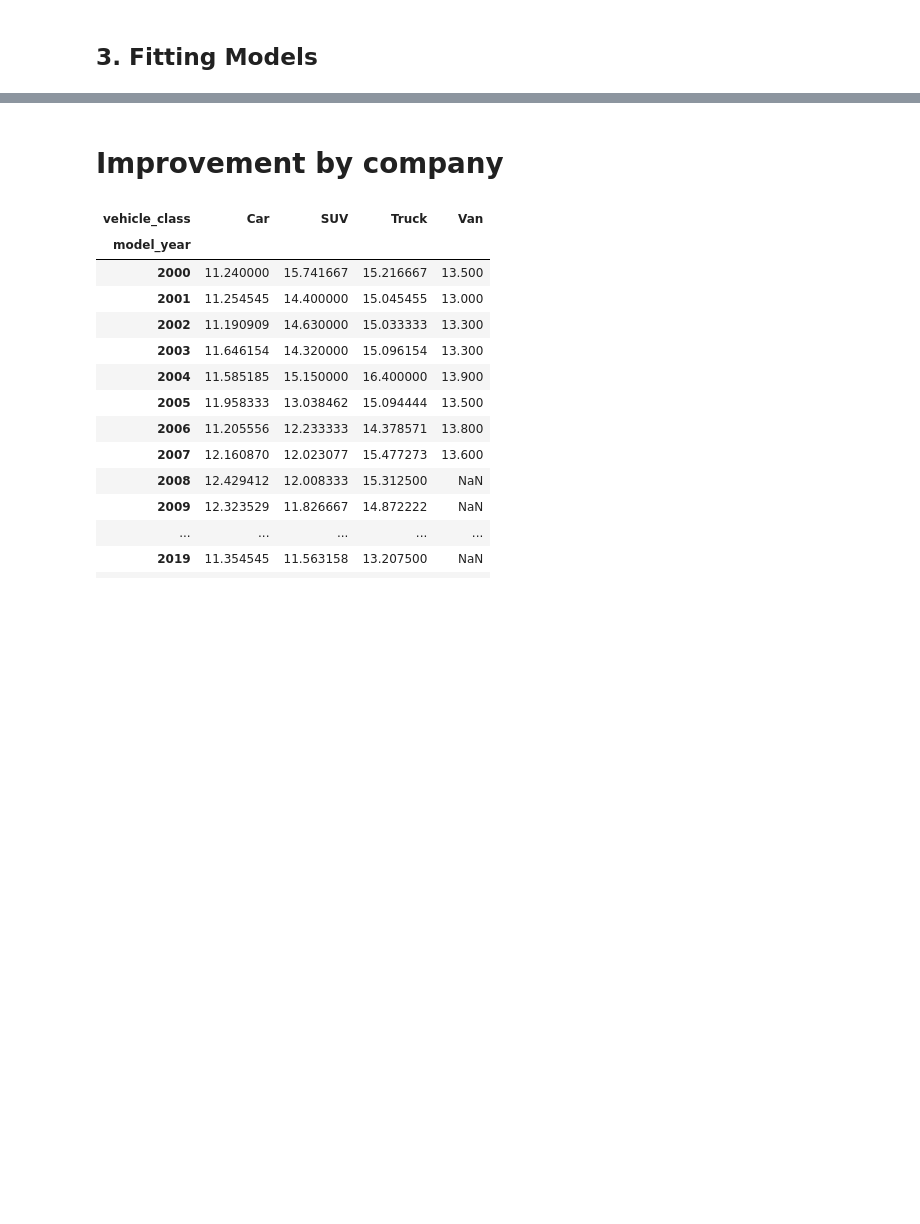
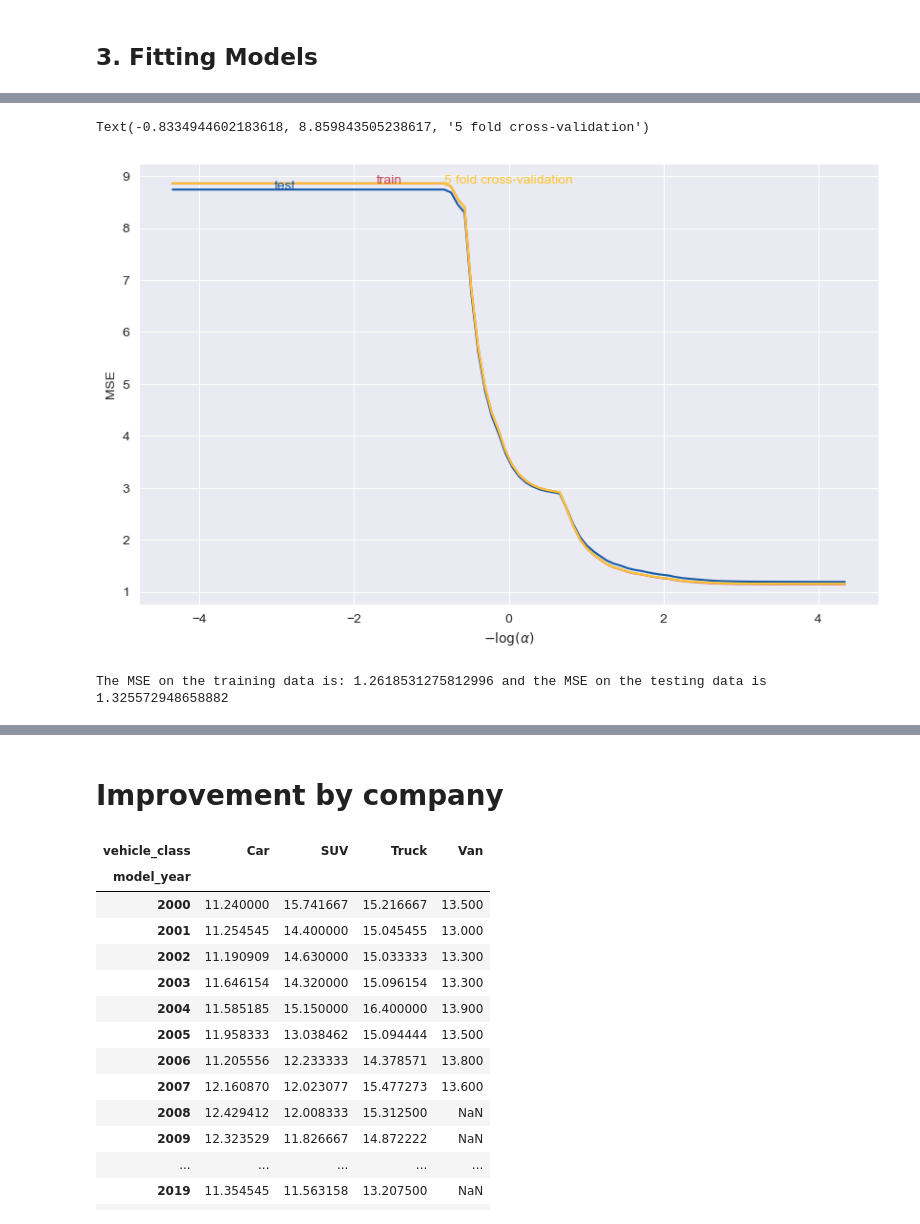
Before and after one commit to alexproskiw/Fuel-Efficiency-of-Canadian-Vehicles-Trends-and-Predictions, a Jupyter notebook: ECON323 Final Project.ipynb, the cells around one changed output, grey strips where cells are left out. Saved outputs shown, nothing was run; the diff lists cells and outputs as text; code cells hidden in the pictures; blank space fills up the shorter version.

Commit message:
Fit prediction models (Regression, Lasso, Trees)

```diff
--- a/ECON323 Final Project.ipynb
+++ b/ECON323 Final Project.ipynb
@@ -625,0 +641,9 @@ plt.figtext(0.5, 0, "Figure X: ", ha="center", fontsize=10)
+# %%
+# fit a linear regression model
+fuel_efficiency_lr_model = linear_model.LinearRegression()
+fuel_efficiency_lr_model.fit(X_train, y_train)
+
+mse_train = metrics.mean_squared_error(y_train, fuel_efficiency_lr_model.predict(X_train))
+mse_test = metrics.mean_squared_error(y_test, fuel_efficiency_lr_model.predict(X_test))
+
+print(f"The MSE on the training data is: {mse_train} and the MSE on the testing data is {mse_test}")
@@ -625,0 +652,9 @@ plt.figtext(0.5, 0, "Figure X: ", ha="center", fontsize=10)
+# %%
+# fit a lasso regression model
+fuel_efficiency_lasso_model = linear_model.Lasso()
+fuel_efficiency_lasso_model.fit(X_train, y_train)
+
+mse_train = metrics.mean_squared_error(y_train, fuel_efficiency_lasso_model.predict(X_train))
+mse_test = metrics.mean_squared_error(y_test, fuel_efficiency_lasso_model.predict(X_test))
+
+print(f"The MSE on the training data is: {mse_train} and the MSE on the testing data is {mse_test}")
@@ -625,0 +687,50 @@ plt.figtext(0.5, 0, "Figure X: ", ha="center", fontsize=10)
+# %%
+from sklearn.model_selection import cross_val_score
+
+# number of cross-validation folds
+k = 5
+
+# create a function for calculating mses
+def fit_and_report_mses(mod, X_train, X_test, y_train, y_test):
+    mod.fit(X_train, y_train)
+    return dict(
+        mse_train=metrics.mean_squared_error(y_train, mod.predict(X_train)),
+        mse_test=metrics.mean_squared_error(y_test, mod.predict(X_test))
+    )
+
+# create the alphas and mse values for different alphas
+alphas = np.exp(np.linspace(10, -10, 100))
+mse = pd.DataFrame([fit_and_report_mses(linear_model.Lasso(alpha=alpha, max_iter=50000),
+                           X_train, X_test, y_train, y_test)
+                    for alpha in alphas])
+mse["log_alpha"] = -np.log10(alphas)
+mse["cv"] = [-np.mean(cross_val_score(linear_model.Lasso(alpha=alpha, max_iter=50000),
+                                  X_train, y_train, cv=k, scoring='neg_mean_squared_error'))
+          for alpha in alphas]
+
+# create the plot
+colors = ['#165aa7', '#cb495c', '#fec630']
+fig, ax = plt.subplots(figsize=(10,6))
+mse.plot(x="log_alpha", y="mse_test", c=colors[0], ax=ax)
+mse.plot(x="log_alpha", y="mse_train", c=colors[1], ax=ax)
+mse.plot(x="log_alpha", y="cv", c=colors[2], ax=ax)
+ax.set_xlabel(r"$-\log(\alpha)$")
+ax.set_ylabel("MSE")
+ax.get_legend().remove()
+ax.annotate("test",(mse.log_alpha[15], mse.mse_test[15]),color=colors[0])
+ax.annotate("train",(mse.log_alpha[30], mse.mse_train[30]),color=colors[1])
+ax.annotate(f"{k} fold cross-validation", (mse.log_alpha[40], mse.cv[40]), color=colors[2])
+# %% [output]
+Text(-0.8334944602183618, 8.859843505238617, '5 fold cross-validation')
+[figure, added]
+# %%
+# fit an updated lasso regression model with an alpha to optimize MSE
+fuel_efficiency_lasso_model = linear_model.Lasso(alpha=0.01)
+fuel_efficiency_lasso_model.fit(X_train, y_train)
+
+mse_train = metrics.mean_squared_error(y_train, fuel_efficiency_lasso_model.predict(X_train))
+mse_test = metrics.mean_squared_error(y_test, fuel_efficiency_lasso_model.predict(X_test))
+
+print(f"The MSE on the training data is: {mse_train} and the MSE on the testing data is {mse_test}")
+# %% [output]
+The MSE on the training data is: 1.2618531275812996 and the MSE on the testing data is 1.325572948658882
```
Also changed, not shown: parts of 29 cells of this notebook.
